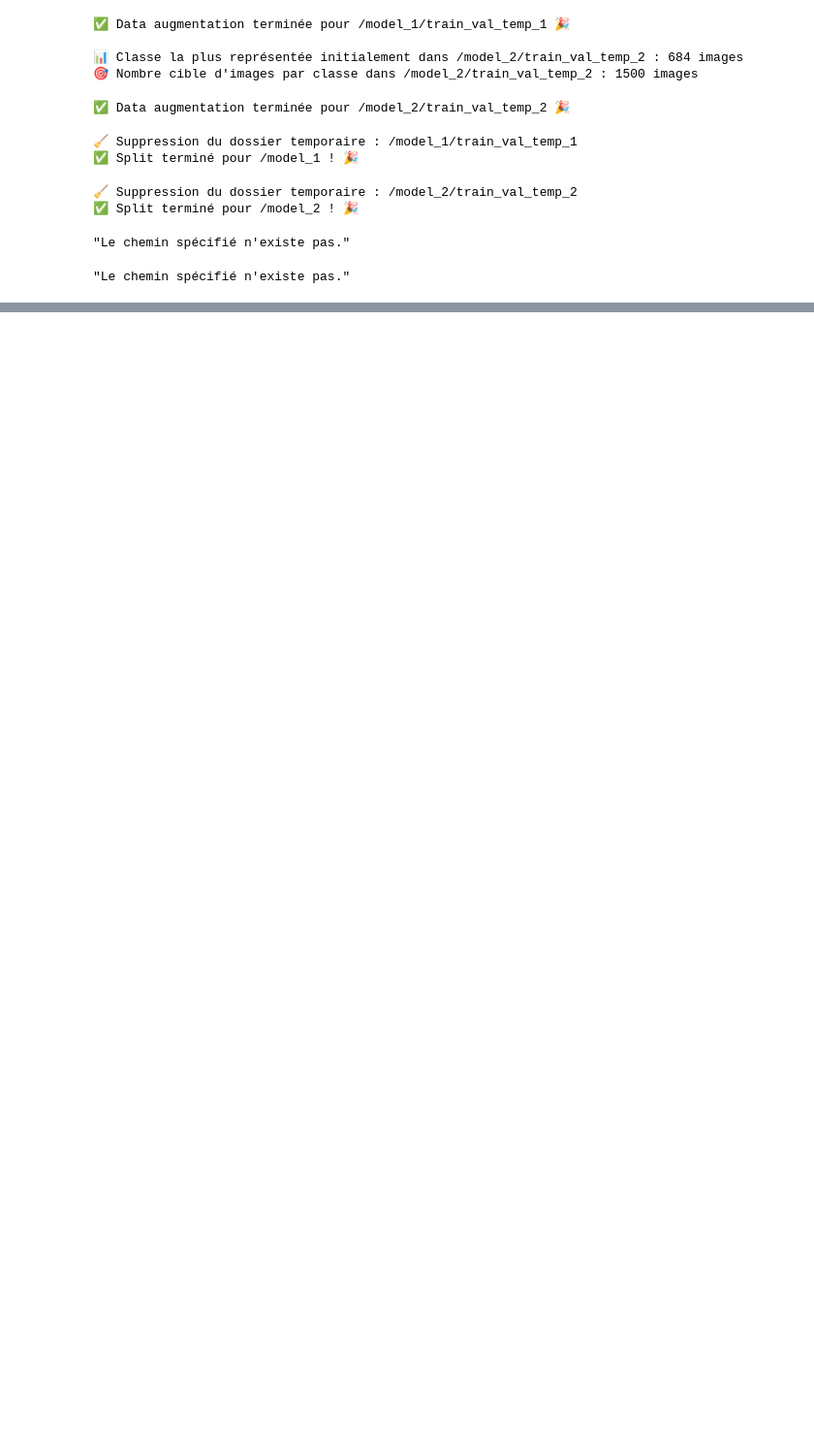
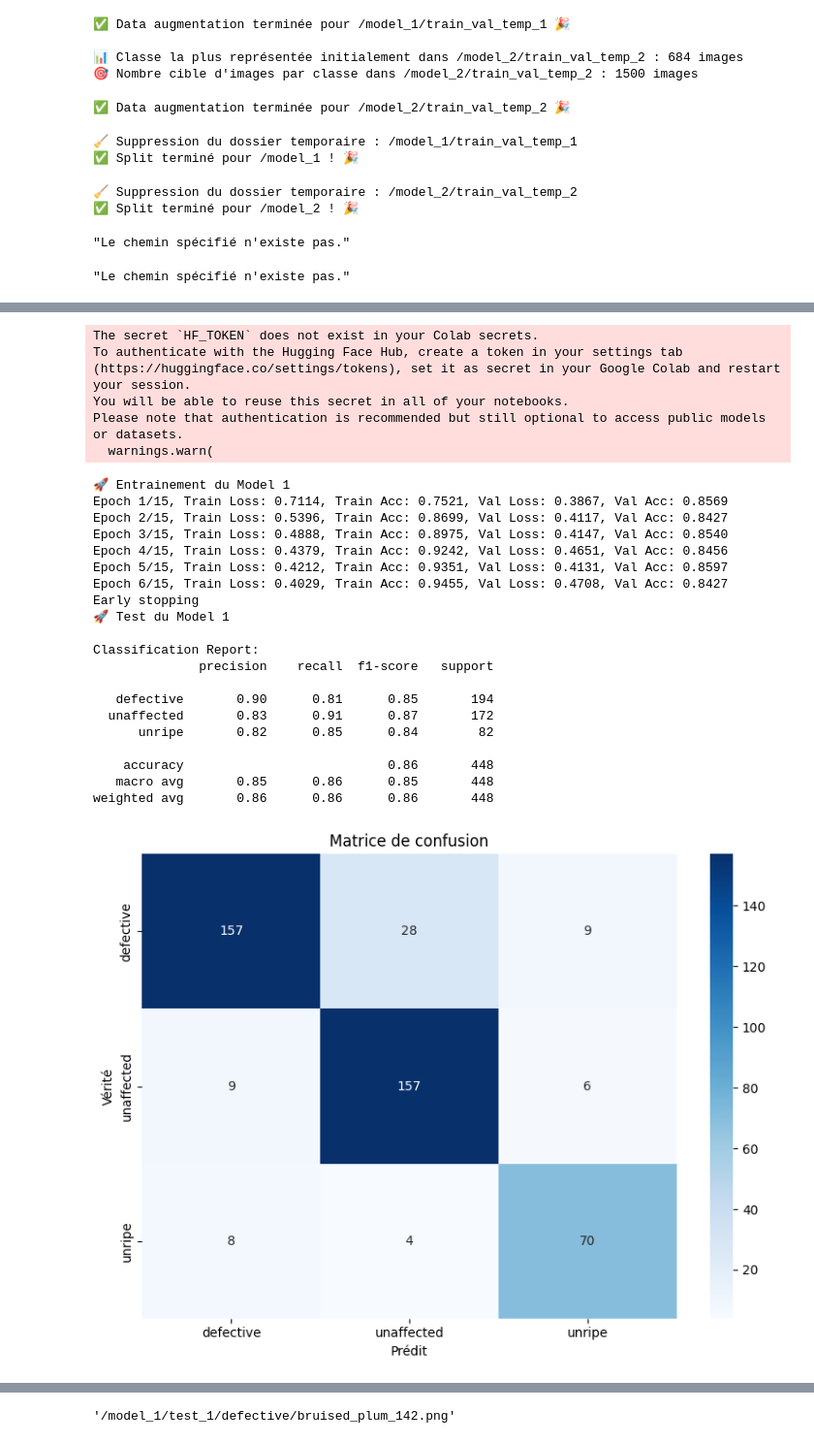
Before and after one commit to DOFRADJO/JCIA_TEAM_LTTMN, a Jupyter notebook: modelisation/JCIA_HACKATON_2025.ipynb, the cells around one changed output, grey strips where cells are left out. Shown at 97% size. Drawn from its saved outputs; the diff is of its cells as text; code cells hidden in the pictures; blank space fills up the shorter version.

```diff
--- a/modelisation/JCIA_HACKATON_2025.ipynb
+++ b/modelisation/JCIA_HACKATON_2025.ipynb
@@ -1056,0 +925,11 @@ evaluate_model(trained_model, torch.device('cuda' if torch.cuda.is_available() e
+# %%
+def build_vit_model(num_classes):
+    model = timm.create_model(
+        Config.MODEL_NAME,
+        pretrained=True,
+        num_classes=num_classes,
+        drop_rate=Config.DROP_RATE,
+        drop_path_rate=Config.DROP_PATH_RATE,
+        attn_drop_rate=Config.ATTENTION_DROP_RATE
+    )
+    return model
@@ -1056,0 +1022,56 @@ evaluate_model(trained_model, torch.device('cuda' if torch.cuda.is_available() e
+# %%
+def main():
+    # Model 1
+
+    train_loader1 = get_dataloaders(Config.MODEL1['train'], Config.BATCH_SIZE, Config.IMG_SIZE, Config.MEAN, Config.STD)
+    val_loader1 = get_dataloaders(Config.MODEL1['val'], Config.BATCH_SIZE, Config.IMG_SIZE, Config.MEAN, Config.STD)
+    test_loader1 = get_dataloaders(Config.MODEL1['test'], Config.BATCH_SIZE, Config.IMG_SIZE, Config.MEAN, Config.STD)
+
+    model1 = build_vit_model(Config.MODEL1['num_classes'])
+    print("🚀 Entrainement du Model 1")
+    train_model(model1, train_loader1, val_loader1, Config.NUM_EPOCHS, "model1_best.pt")
+    model1.load_state_dict(torch.load("model1_best.pt"))
+    print("🚀 Test du Model 1")
+    test_model(model1, test_loader1, Config.MODEL1['classes'])
+
+    # Model 2
+    train_loader2 = get_dataloaders(Config.MODEL2['train'], Config.BATCH_SIZE, Config.IMG_SIZE, Config.MEAN, Config.STD)
+    val_loader2 = get_dataloaders(Config.MODEL2['val'], Config.BATCH_SIZE, Config.IMG_SIZE, Config.MEAN, Config.STD)
+    test_loader2 = get_dataloaders(Config.MODEL2['test'], Config.BATCH_SIZE, Config.IMG_SIZE, Config.MEAN, Config.STD)
+
+    model2 = build_vit_model(Config.MODEL2['num_classes'])
+    print("🚀 Entrainement du Model 2")
+    train_model(model2, train_loader2, val_loader2, Config.NUM_EPOCHS, "model2_best.pt")
+    model2.load_state_dict(torch.load("model2_best.pt"))
+    print("🚀 Test du Model 2")
+    test_model(model2, test_loader2, Config.MODEL2['classes'])
+# %%
+if __name__ == '__main__':
+    main()
+# %% [output]
+The secret `HF_TOKEN` does not exist in your Colab secrets.
+To authenticate with the Hugging Face Hub, create a token in your settings tab (https://huggingface.co/settings/tokens), set it as secret in your Google Colab and restart your session.
+You will be able to reuse this secret in all of your notebooks.
+Please note that authentication is recommended but still optional to access public models or datasets.
+  warnings.warn(
+🚀 Entrainement du Model 1
+Epoch 1/15, Train Loss: 0.7114, Train Acc: 0.7521, Val Loss: 0.3867, Val Acc: 0.8569
+Epoch 2/15, Train Loss: 0.5396, Train Acc: 0.8699, Val Loss: 0.4117, Val Acc: 0.8427
+Epoch 3/15, Train Loss: 0.4888, Train Acc: 0.8975, Val Loss: 0.4147, Val Acc: 0.8540
+Epoch 4/15, Train Loss: 0.4379, Train Acc: 0.9242, Val Loss: 0.4651, Val Acc: 0.8456
+Epoch 5/15, Train Loss: 0.4212, Train Acc: 0.9351, Val Loss: 0.4131, Val Acc: 0.8597
+Epoch 6/15, Train Loss: 0.4029, Train Acc: 0.9455, Val Loss: 0.4708, Val Acc: 0.8427
+Early stopping
+🚀 Test du Model 1
+
+Classification Report:
+              precision    recall  f1-score   support
+
+   defective       0.90      0.81      0.85       194
+  unaffected       0.83      0.91      0.87       172
+      unripe       0.82      0.85      0.84        82
+
+    accuracy                           0.86       448
+   macro avg       0.85      0.86      0.85       448
+weighted avg       0.86      0.86      0.86       448
+[figure, added]
@@ -1056,0 +1096,5 @@ evaluate_model(trained_model, torch.device('cuda' if torch.cuda.is_available() e
+# %%
+image_test = get_random_defective_image(test_1_dir)
+image_test
+# %% [output]
+'/model_1/test_1/defective/bruised_plum_142.png'
```
Also changed, not shown: parts of 56 cells of this notebook.
